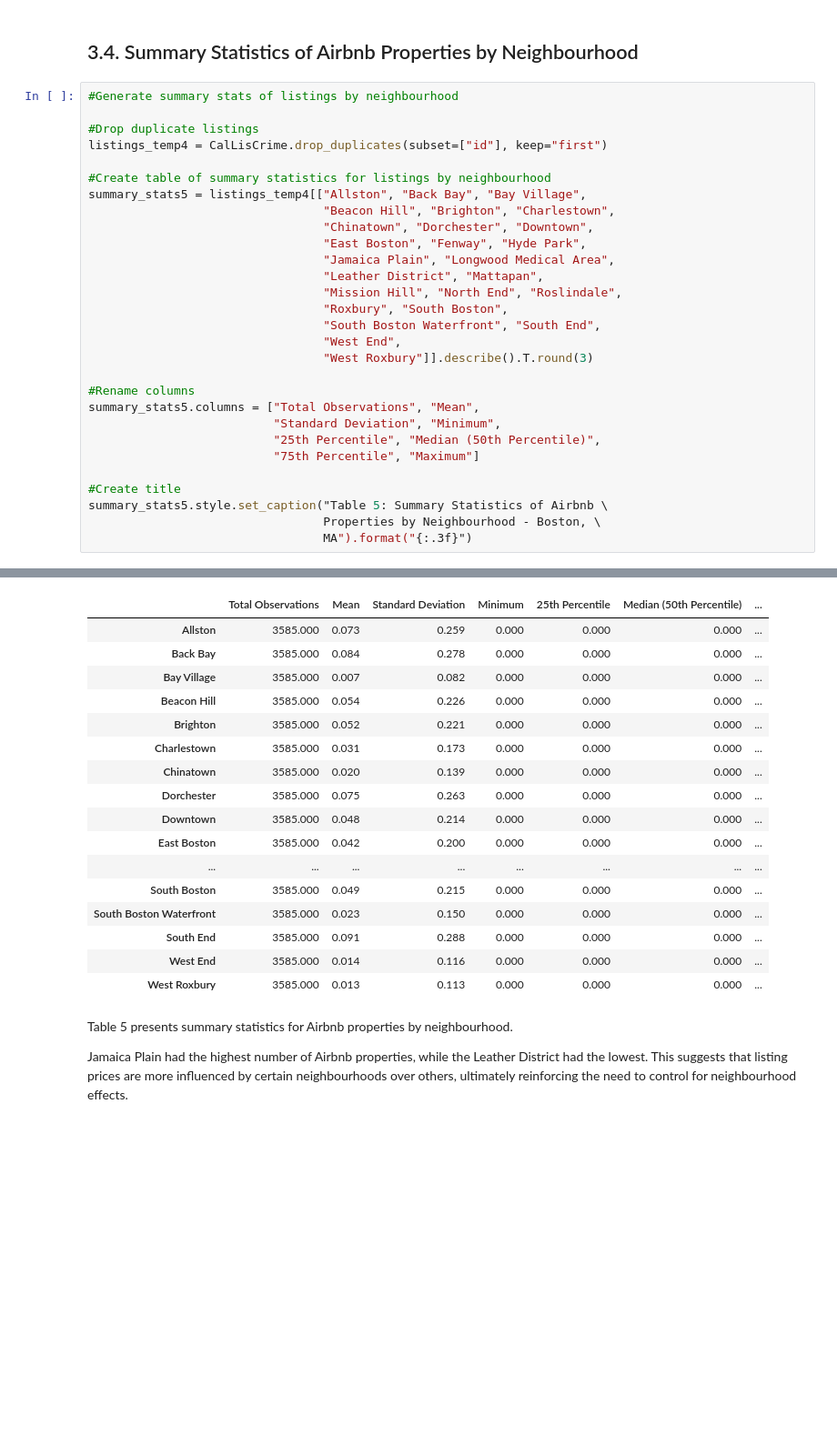
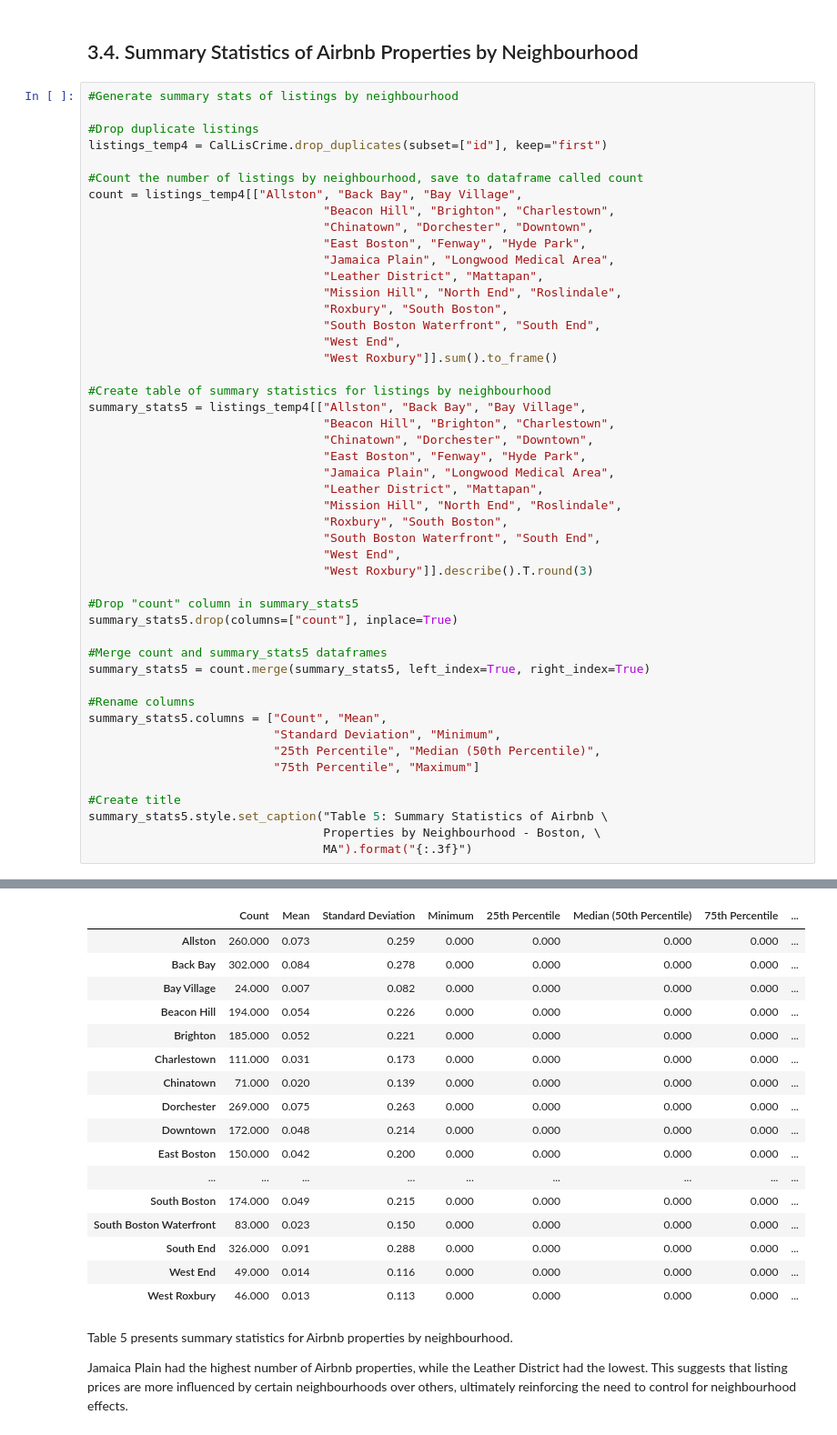
Before and after one commit to ECO225-W2025/eco225-project-code-easteli, a Jupyter notebook: Project1EliEaston.ipynb, the cells around one changed output, grey strips where cells are left out. Shown at 91% size. Drawn from its saved outputs; the diff is of its cells as text; blank space fills up the shorter version.

Commit message:
Edited boxplots and summary statistics tables

```diff
--- a/Project1EliEaston.ipynb
+++ b/Project1EliEaston.ipynb
@@ -359,51 +372,70 @@ This table shows that the most common property type is an apartment while the le
 # %%
 #Generate summary stats of listings by neighbourhood
 
 #Drop duplicate listings
 listings_temp4 = CalLisCrime.drop_duplicates(subset=["id"], keep="first")
+
+#Count the number of listings by neighbourhood, save to dataframe called count
+count = listings_temp4[["Allston", "Back Bay", "Bay Village",
+                                 "Beacon Hill", "Brighton", "Charlestown",
+                                 "Chinatown", "Dorchester", "Downtown",
+                                 "East Boston", "Fenway", "Hyde Park",
+                                 "Jamaica Plain", "Longwood Medical Area",
+                                 "Leather District", "Mattapan",
+                                 "Mission Hill", "North End", "Roslindale",
+                                 "Roxbury", "South Boston",
+                                 "South Boston Waterfront", "South End",
+                                 "West End",
+                                 "West Roxbury"]].sum().to_frame()
 
 #Create table of summary statistics for listings by neighbourhood
 summary_stats5 = listings_temp4[["Allston", "Back Bay", "Bay Village",
                                  "Beacon Hill", "Brighton", "Charlestown",
                                  "Chinatown", "Dorchester", "Downtown",
                                  "East Boston", "Fenway", "Hyde Park",
                                  "Jamaica Plain", "Longwood Medical Area",
                                  "Leather District", "Mattapan",
                                  "Mission Hill", "North End", "Roslindale",
                                  "Roxbury", "South Boston",
                                  "South Boston Waterfront", "South End",
                                  "West End",
                                  "West Roxbury"]].describe().T.round(3)
 
+#Drop "count" column in summary_stats5
+summary_stats5.drop(columns=["count"], inplace=True)
+
+#Merge count and summary_stats5 dataframes
+summary_stats5 = count.merge(summary_stats5, left_index=True, right_index=True)
+
 #Rename columns
-summary_stats5.columns = ["Total Observations", "Mean",
+summary_stats5.columns = ["Count", "Mean",
                           "Standard Deviation", "Minimum",
                           "25th Percentile", "Median (50th Percentile)",
                           "75th Percentile", "Maximum"]
 
 #Create title
 summary_stats5.style.set_caption("Table 5: Summary Statistics of Airbnb \
                                  Properties by Neighbourhood - Boston, \
                                  MA").format("{:.3f}")
 # %% [output]
 Table 5: Summary Statistics of Airbnb Properties by Neighbourhood - Boston, MA
-|  | Total Observations | Mean | Standard Deviation | Minimum | 25th Percentile | Median (50th Percentile) | ... |
-| Allston | 3585.000 | 0.073 | 0.259 | 0.000 | 0.000 | 0.000 | ... |
-| Back Bay | 3585.000 | 0.084 | 0.278 | 0.000 | 0.000 | 0.000 | ... |
-| Bay Village | 3585.000 | 0.007 | 0.082 | 0.000 | 0.000 | 0.000 | ... |
-| Beacon Hill | 3585.000 | 0.054 | 0.226 | 0.000 | 0.000 | 0.000 | ... |
-| Brighton | 3585.000 | 0.052 | 0.221 | 0.000 | 0.000 | 0.000 | ... |
-| Charlestown | 3585.000 | 0.031 | 0.173 | 0.000 | 0.000 | 0.000 | ... |
-| Chinatown | 3585.000 | 0.020 | 0.139 | 0.000 | 0.000 | 0.000 | ... |
-| Dorchester | 3585.000 | 0.075 | 0.263 | 0.000 | 0.000 | 0.000 | ... |
-| Downtown | 3585.000 | 0.048 | 0.214 | 0.000 | 0.000 | 0.000 | ... |
-| East Boston | 3585.000 | 0.042 | 0.200 | 0.000 | 0.000 | 0.000 | ... |
-| ... | ... | ... | ... | ... | ... | ... | ... |
-| South Boston | 3585.000 | 0.049 | 0.215 | 0.000 | 0.000 | 0.000 | ... |
-| South Boston Waterfront | 3585.000 | 0.023 | 0.150 | 0.000 | 0.000 | 0.000 | ... |
-| South End | 3585.000 | 0.091 | 0.288 | 0.000 | 0.000 | 0.000 | ... |
-| West End | 3585.000 | 0.014 | 0.116 | 0.000 | 0.000 | 0.000 | ... |
-| West Roxbury | 3585.000 | 0.013 | 0.113 | 0.000 | 0.000 | 0.000 | ... |
+|  | Count | Mean | Standard Deviation | Minimum | 25th Percentile | Median (50th Percentile) | 75th Percentile | ... |
+| Allston | 260.000 | 0.073 | 0.259 | 0.000 | 0.000 | 0.000 | 0.000 | ... |
+| Back Bay | 302.000 | 0.084 | 0.278 | 0.000 | 0.000 | 0.000 | 0.000 | ... |
+| Bay Village | 24.000 | 0.007 | 0.082 | 0.000 | 0.000 | 0.000 | 0.000 | ... |
+| Beacon Hill | 194.000 | 0.054 | 0.226 | 0.000 | 0.000 | 0.000 | 0.000 | ... |
+| Brighton | 185.000 | 0.052 | 0.221 | 0.000 | 0.000 | 0.000 | 0.000 | ... |
+| Charlestown | 111.000 | 0.031 | 0.173 | 0.000 | 0.000 | 0.000 | 0.000 | ... |
+| Chinatown | 71.000 | 0.020 | 0.139 | 0.000 | 0.000 | 0.000 | 0.000 | ... |
+| Dorchester | 269.000 | 0.075 | 0.263 | 0.000 | 0.000 | 0.000 | 0.000 | ... |
+| Downtown | 172.000 | 0.048 | 0.214 | 0.000 | 0.000 | 0.000 | 0.000 | ... |
+| East Boston | 150.000 | 0.042 | 0.200 | 0.000 | 0.000 | 0.000 | 0.000 | ... |
+| ... | ... | ... | ... | ... | ... | ... | ... | ... |
+| South Boston | 174.000 | 0.049 | 0.215 | 0.000 | 0.000 | 0.000 | 0.000 | ... |
+| South Boston Waterfront | 83.000 | 0.023 | 0.150 | 0.000 | 0.000 | 0.000 | 0.000 | ... |
+| South End | 326.000 | 0.091 | 0.288 | 0.000 | 0.000 | 0.000 | 0.000 | ... |
+| West End | 49.000 | 0.014 | 0.116 | 0.000 | 0.000 | 0.000 | 0.000 | ... |
+| West Roxbury | 46.000 | 0.013 | 0.113 | 0.000 | 0.000 | 0.000 | 0.000 | ... |
 # %% [markdown]
 Table 5 presents summary statistics for Airbnb properties by neighbourhood.
 
```
Also changed, not shown: parts of 2 cells of this notebook.
